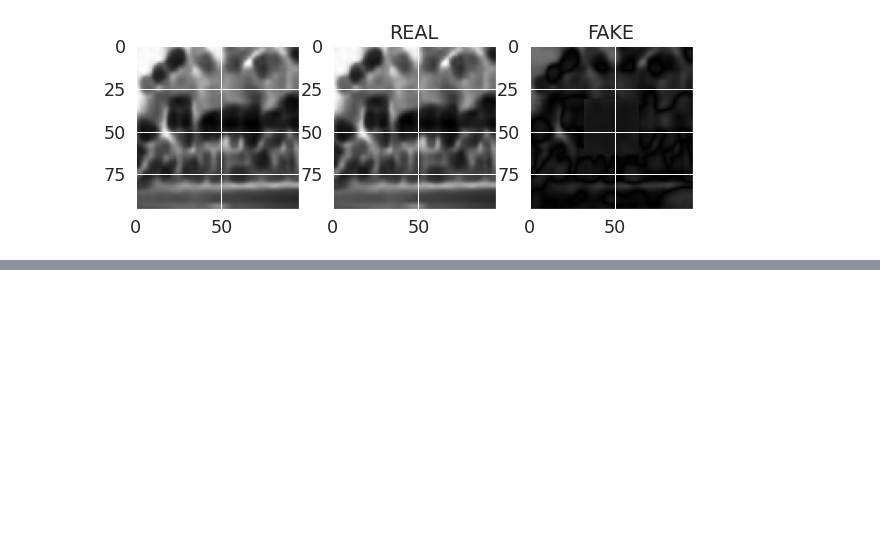
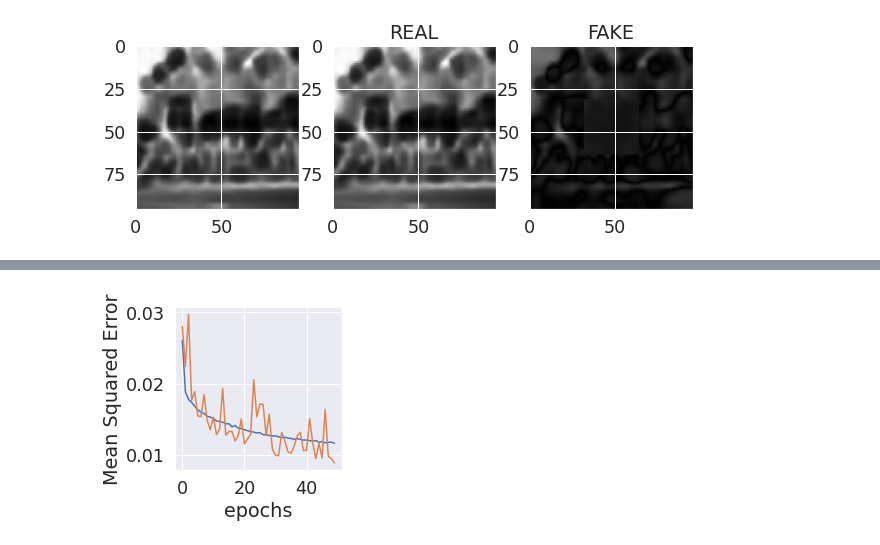
Before and after one commit to WeiKuoLi/Picture-Interpolation, a Jupyter notebook: picture_interpolation.ipynb, the cells around one changed output, grey strips where cells are left out. Drawn from its saved outputs; the diff is of its cells as text; code cells hidden in the pictures; blank space fills up the shorter version.

```diff
--- a/picture_interpolation.ipynb
+++ b/picture_interpolation.ipynb
@@ -774,0 +883,15 @@ plt.show()
+# %%
+
+def model_4_getfit(A,B):
+    tf.keras.backend.clear_session()
+    model_4 = get_model_4()
+    model_4.summary()
+    model_4.compile( loss=tf.keras.losses.MeanSquaredError() , #competition_loss,
+              optimizer=RMSprop(learning_rate=0.005),
+              metrics=[tf.keras.metrics.MeanSquaredError()])
+
+
+    history_4 = model_4.fit(A,B, validation_split=0.2, epochs =50) #delete
+    return model_4, history_4
+
+model_4, history_4 = model_4_getfit(train_X_4_tf,train_Y_4_tf)
@@ -774,0 +916,23 @@ plt.show()
+# %%
+
+#Define figure and axes
+fig, ax = plt.subplots(1,1, figsize=(3,3))
+#ax.set_ylim(ymin=0., ymax=.03)
+plt.xlabel("epochs")
+plt.ylabel("Mean Squared Error")
+
+# add the image
+plt.plot(history_4.history['loss'])
+
+plt.plot(history_4.history['val_loss'])
+#plt.scatter(len(history_3D.history['val_loss']),val_3D_loss)
+#plt.scatter(10,history_3D.history['loss'][0])
+# Add the boxe
+#res=[]
+#res.append([300,history_3D.history['loss'],(history_3D.history['val_loss'])])
+# diplay
+plt.show()
+
+y_pred_4_tf=model_4.predict(train_X_4_tf)
+# %% [output]
+[figure, added]
```
Also changed, not shown: parts of 22 cells of this notebook.
